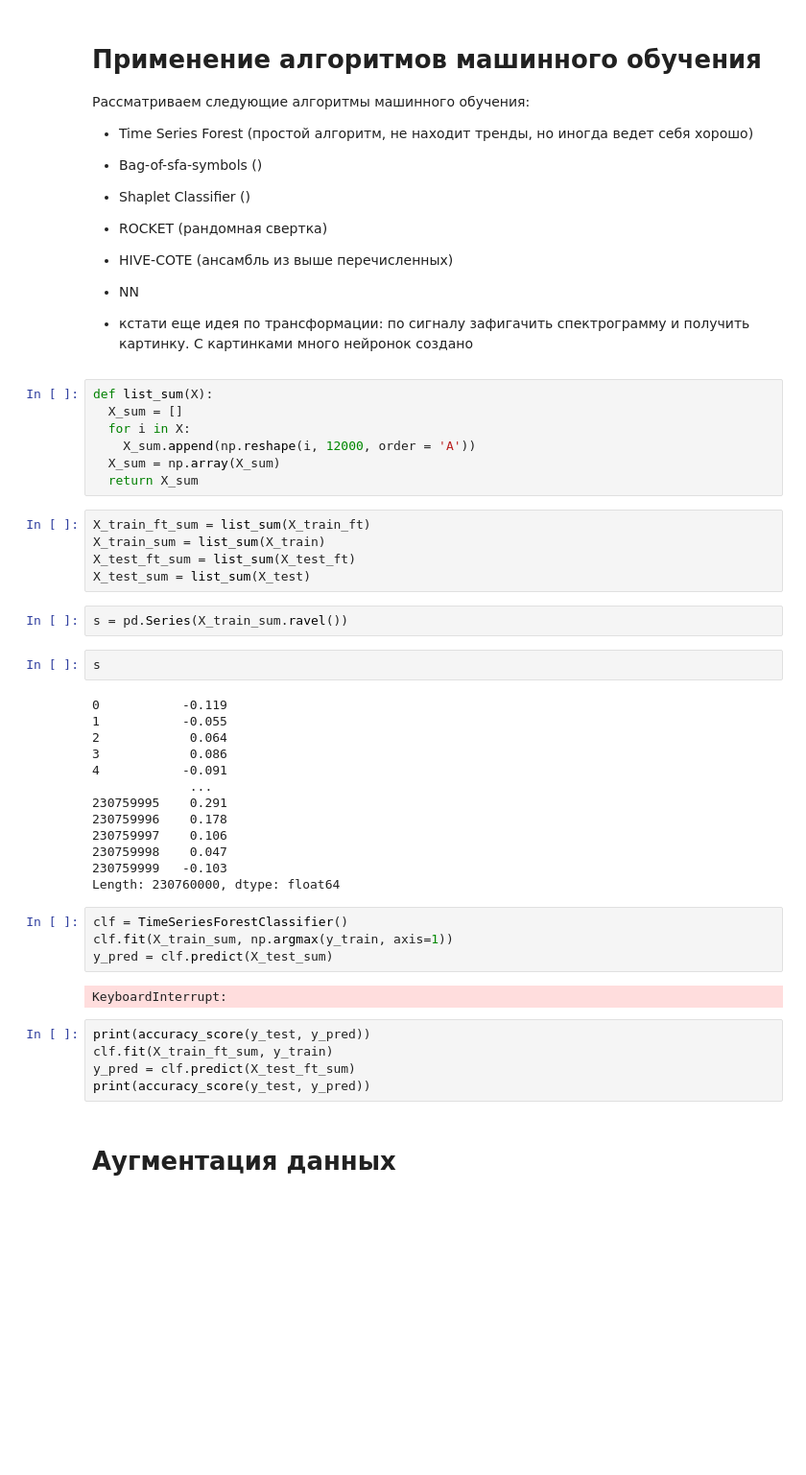
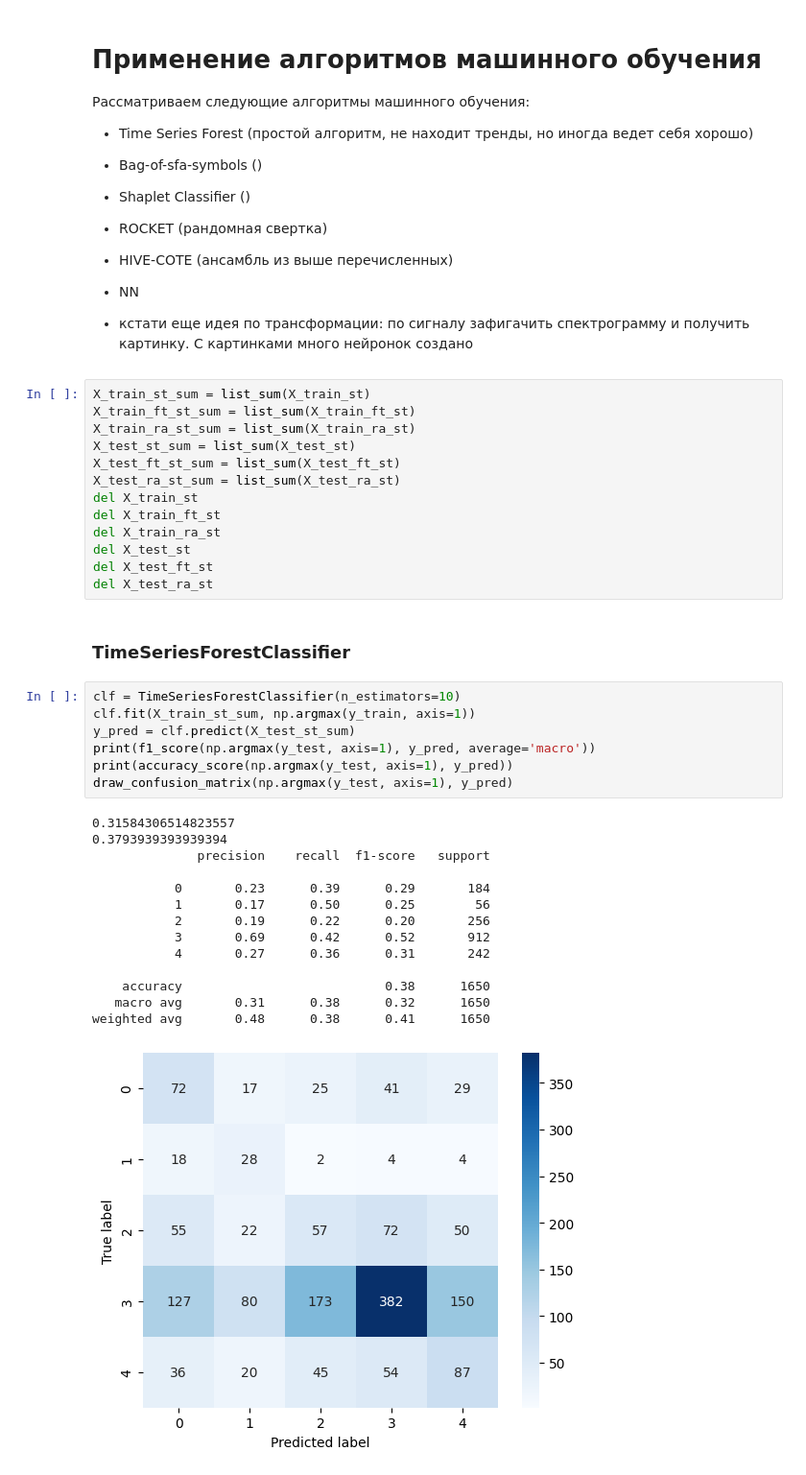
Before and after one commit to AmelieMedved/ml_PTB-XL_classification_Neimark, a Jupyter notebook: PTB-XL_classification.ipynb, the cells around one changed output. Shown: that part at 96% size. Saved outputs shown, nothing was run; the diff lists cells and outputs as text; blank space fills up the shorter version.

```diff
--- a/PTB-XL_classification.ipynb
+++ b/PTB-XL_classification.ipynb
@@ -305,45 +272,40 @@ X_test_ft = fourier_transform(X_test)
 * NN
 
 * кстати еще идея по трансформации: по сигналу зафигачить спектрограмму и получить картинку. С картинками много нейронок создано
-# %%
-def list_sum(X):
-  X_sum = []
-  for i in X:
-    X_sum.append(np.reshape(i, 12000, order = 'A'))
-  X_sum = np.array(X_sum)
-  return X_sum
-# %%
-X_train_ft_sum = list_sum(X_train_ft)
-X_train_sum = list_sum(X_train)
-X_test_ft_sum = list_sum(X_test_ft)
-X_test_sum = list_sum(X_test)
-# %%
-s = pd.Series(X_train_sum.ravel())
-# %%
-s
-# %% [output]
-0           -0.119
-1           -0.055
-2            0.064
-3            0.086
-4           -0.091
-             ...
-230759995    0.291
-230759996    0.178
-230759997    0.106
-230759998    0.047
-230759999   -0.103
-Length: 230760000, dtype: float64
-# %%
-clf = TimeSeriesForestClassifier()
-clf.fit(X_train_sum, np.argmax(y_train, axis=1))
-y_pred = clf.predict(X_test_sum)
-# %% [output]
-KeyboardInterrupt:
-# %%
-print(accuracy_score(y_test, y_pred))
-clf.fit(X_train_ft_sum, y_train)
-y_pred = clf.predict(X_test_ft_sum)
-print(accuracy_score(y_test, y_pred))
-# %% [markdown]
-# Аугментация данных
+# %%
+X_train_st_sum = list_sum(X_train_st)
+X_train_ft_st_sum = list_sum(X_train_ft_st)
+X_train_ra_st_sum = list_sum(X_train_ra_st)
+X_test_st_sum = list_sum(X_test_st)
+X_test_ft_st_sum = list_sum(X_test_ft_st)
+X_test_ra_st_sum = list_sum(X_test_ra_st)
+del X_train_st
+del X_train_ft_st
+del X_train_ra_st
+del X_test_st
+del X_test_ft_st
+del X_test_ra_st
+# %% [markdown]
+### TimeSeriesForestClassifier
+# %%
+clf = TimeSeriesForestClassifier(n_estimators=10)
+clf.fit(X_train_st_sum, np.argmax(y_train, axis=1))
+y_pred = clf.predict(X_test_st_sum)
+print(f1_score(np.argmax(y_test, axis=1), y_pred, average='macro'))
+print(accuracy_score(np.argmax(y_test, axis=1), y_pred))
+draw_confusion_matrix(np.argmax(y_test, axis=1), y_pred)
+# %% [output]
+0.31584306514823557
+0.3793939393939394
+              precision    recall  f1-score   support
+
+           0       0.23      0.39      0.29       184
+           1       0.17      0.50      0.25        56
+           2       0.19      0.22      0.20       256
+           3       0.69      0.42      0.52       912
+           4       0.27      0.36      0.31       242
+
+    accuracy                           0.38      1650
+   macro avg       0.31      0.38      0.32      1650
+weighted avg       0.48      0.38      0.41      1650
+[figure, added]
```
Also changed, not shown: parts of 45 cells of this notebook.
